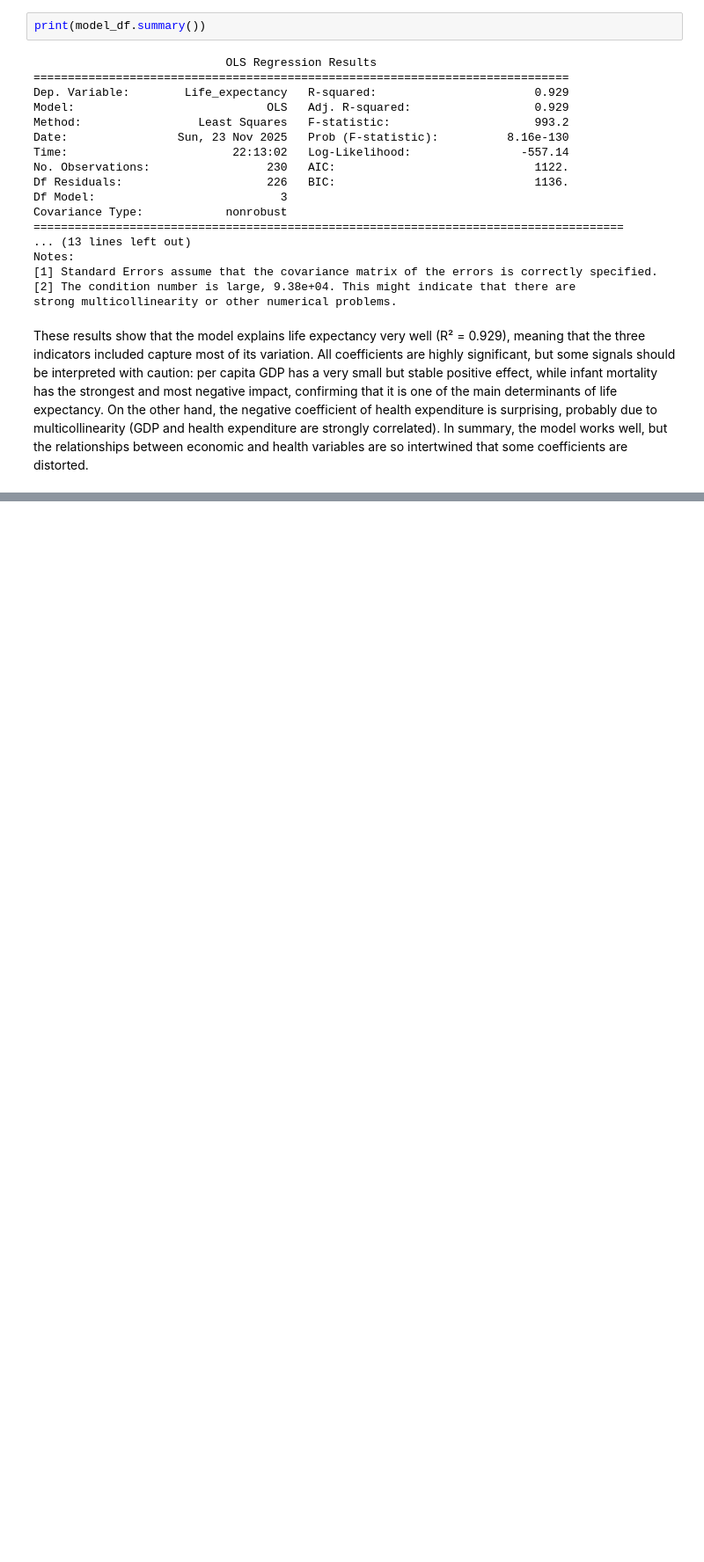
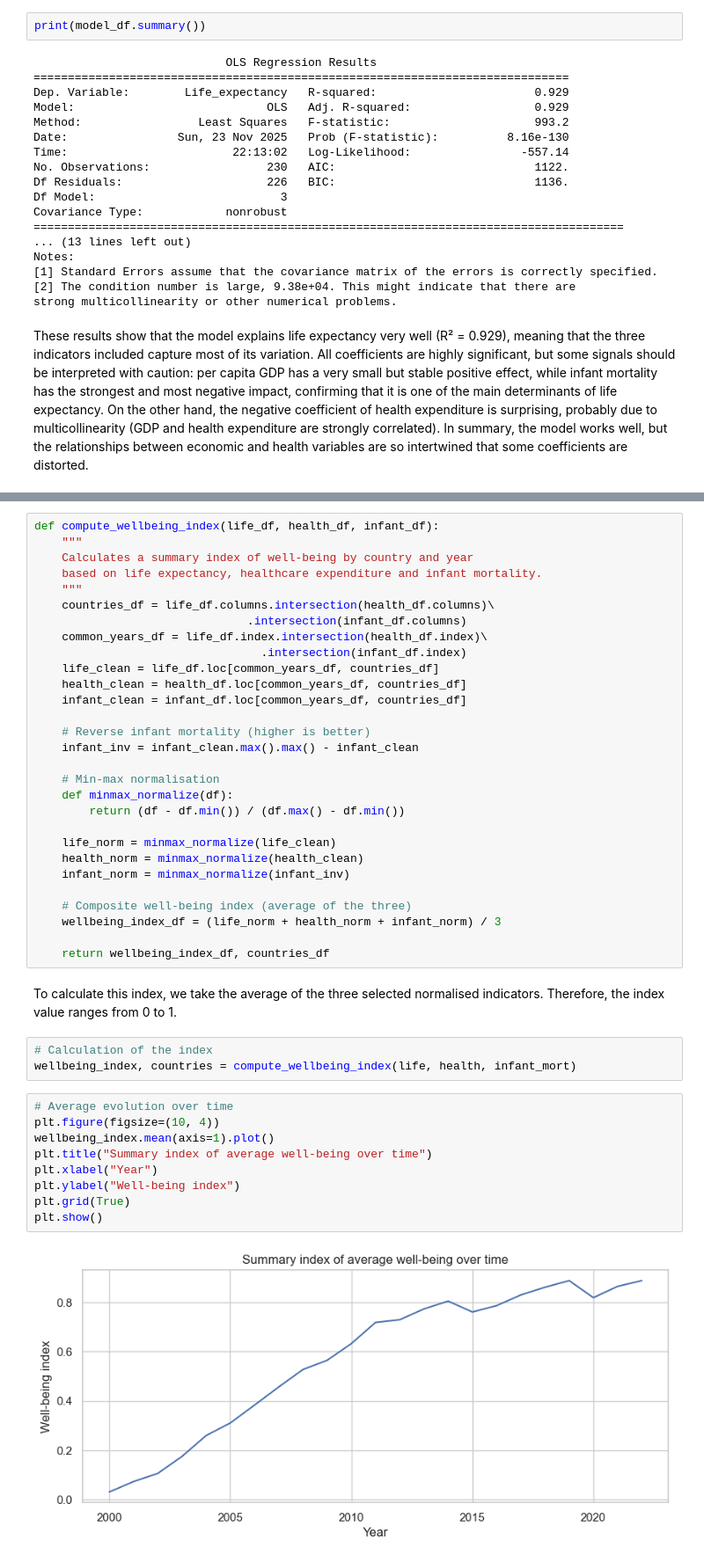
Before and after one commit to martamacri/Project_about_wealth_of_nations, a Jupyter notebook: presentation/project_analysis.ipynb, the cells around one changed output, grey strips where cells are left out. Shown at 88% size. Drawn from its saved outputs; the diff is of its cells as text; blank space fills up the shorter version.

```diff
--- a/presentation/project_analysis.ipynb
+++ b/presentation/project_analysis.ipynb
@@ -667,0 +671,45 @@ In summary, the model works well, but the relationships between economic and hea
+# %%
+def compute_wellbeing_index(life_df, health_df, infant_df):
+    """
+    Calculates a summary index of well-being by country and year
+    based on life expectancy, healthcare expenditure and infant mortality.
+    """
+    countries_df = life_df.columns.intersection(health_df.columns)\
+                               .intersection(infant_df.columns)
+    common_years_df = life_df.index.intersection(health_df.index)\
+                                 .intersection(infant_df.index)
+    life_clean = life_df.loc[common_years_df, countries_df]
+    health_clean = health_df.loc[common_years_df, countries_df]
+    infant_clean = infant_df.loc[common_years_df, countries_df]
+
+    # Reverse infant mortality (higher is better)
+    infant_inv = infant_clean.max().max() - infant_clean
+
+    # Min-max normalisation
+    def minmax_normalize(df):
+        return (df - df.min()) / (df.max() - df.min())
+
+    life_norm = minmax_normalize(life_clean)
+    health_norm = minmax_normalize(health_clean)
+    infant_norm = minmax_normalize(infant_inv)
+
+    # Composite well-being index (average of the three)
+    wellbeing_index_df = (life_norm + health_norm + infant_norm) / 3
+
+    return wellbeing_index_df, countries_df
+# %% [markdown]
+To calculate this index, we take the average of the three selected normalised indicators. Therefore, the index value ranges from 0 to 1.
+# %%
+# Calculation of the index
+wellbeing_index, countries = compute_wellbeing_index(life, health, infant_mort)
+# %%
+# Average evolution over time
+plt.figure(figsize=(10, 4))
+wellbeing_index.mean(axis=1).plot()
+plt.title("Summary index of average well-being over time")
+plt.xlabel("Year")
+plt.ylabel("Well-being index")
+plt.grid(True)
+plt.show()
+# %% [output]
+[figure, added]
```
Also changed, not shown: parts of 9 cells of this notebook.
